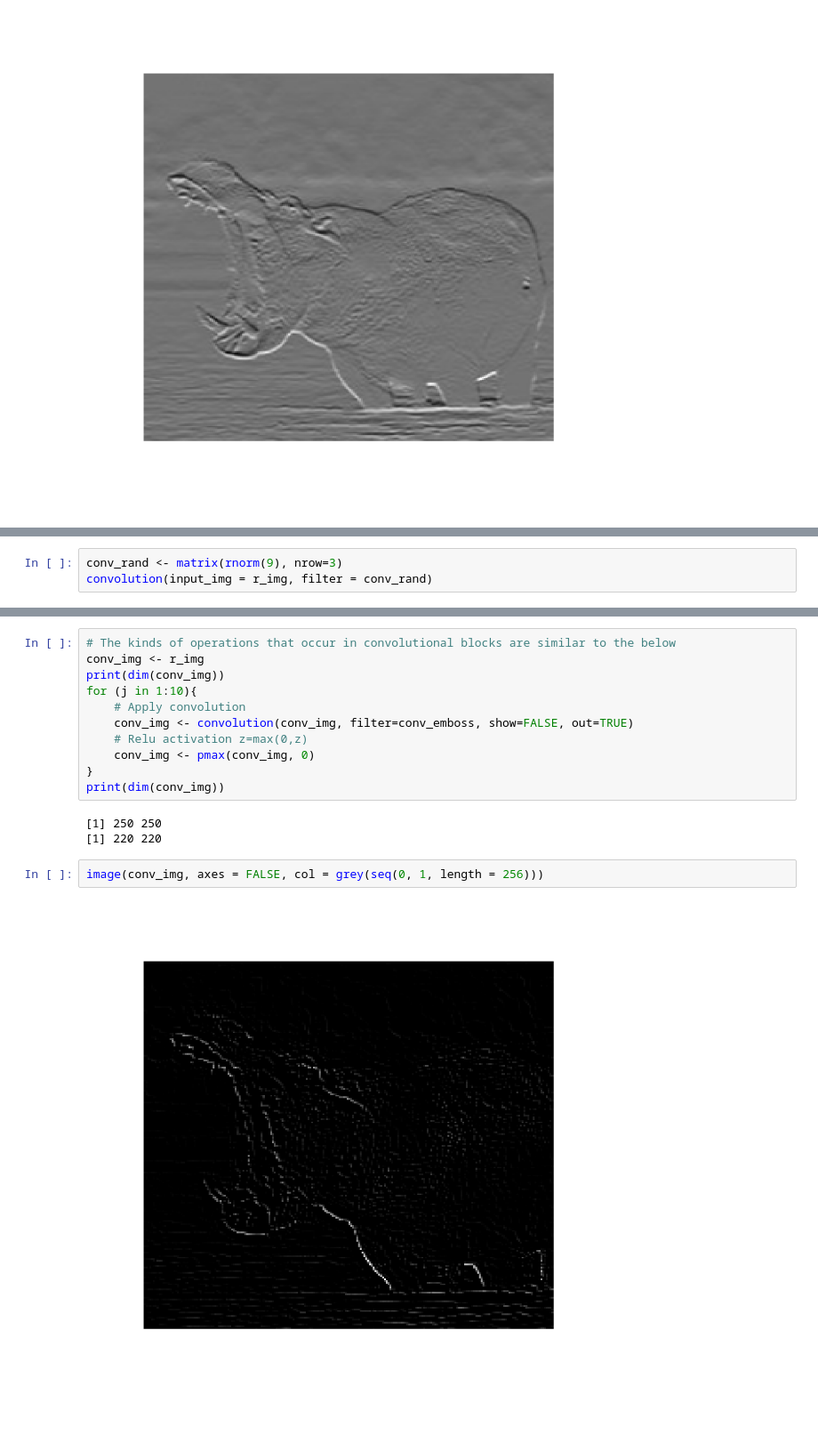
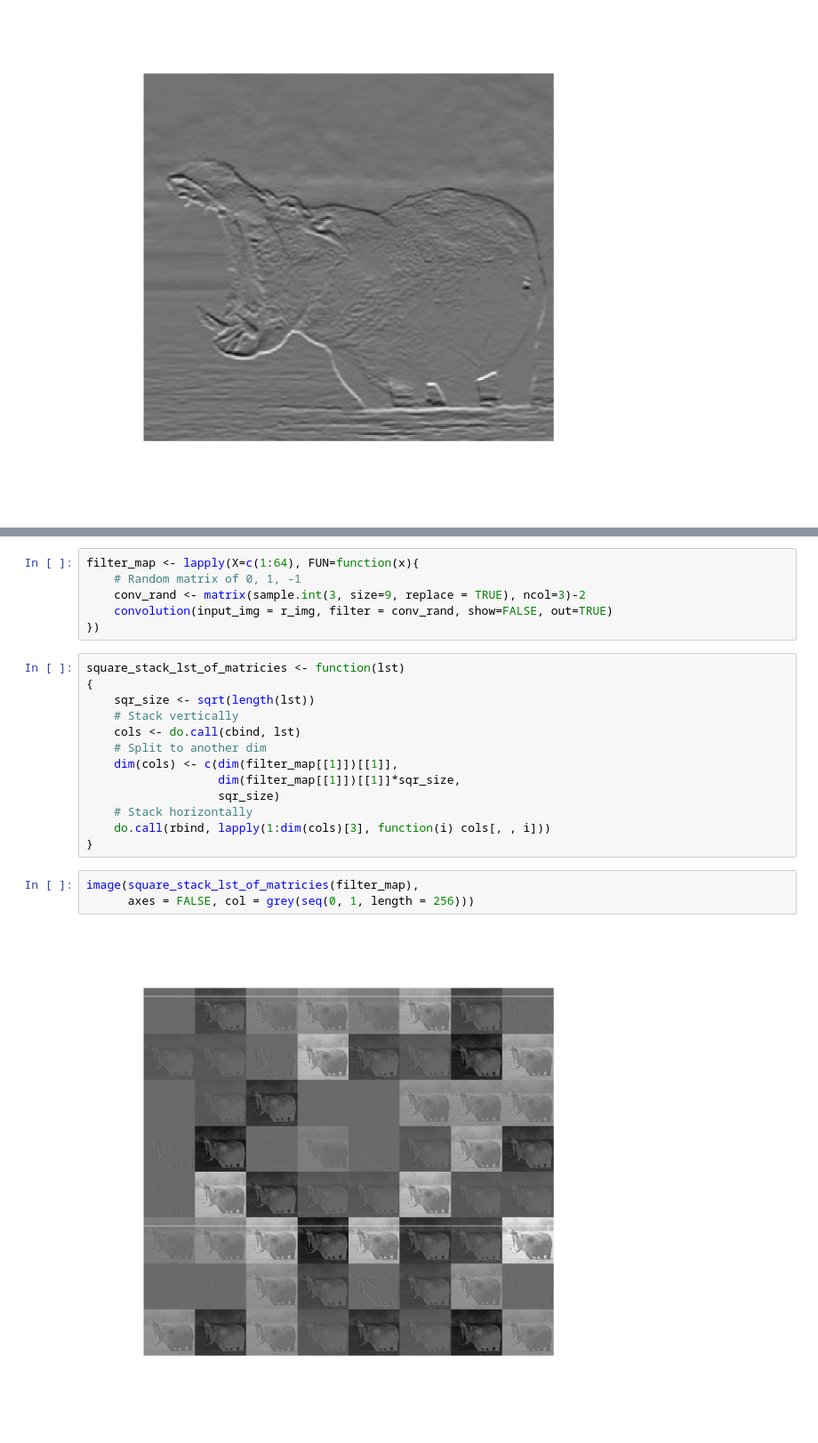
Before and after one commit to ilkarman/DemoNeuralNet, a Jupyter notebook: 04_Convolutions.ipynb, the cells around one changed output, grey strips where cells are left out. Shown at 89% size. Saved outputs shown, nothing was run; the diff lists cells and outputs as text.

```diff
--- a/04_Convolutions.ipynb
+++ b/04_Convolutions.ipynb
@@ -118,3 +128,0 @@ So what happens during the training phase of the convolutional layers is that we
-# %%
-conv_rand <- matrix(rnorm(9), nrow=3)
-convolution(input_img = r_img, filter = conv_rand)
@@ -123,18 +129,24 @@ convolution(input_img = r_img, filter = conv_rand)
-# %%
-# The kinds of operations that occur in convolutional blocks are similar to the below
-conv_img <- r_img
-print(dim(conv_img))
-for (j in 1:10){
-    # Apply convolution
-    conv_img <- convolution(conv_img, filter=conv_emboss, show=FALSE, out=TRUE)
-    # Relu activation z=max(0,z)
-    conv_img <- pmax(conv_img, 0)
-}
-print(dim(conv_img))
-# %% [output]
-[1] 250 250
-[1] 220 220
+# %%
+filter_map <- lapply(X=c(1:64), FUN=function(x){
+    # Random matrix of 0, 1, -1
+    conv_rand <- matrix(sample.int(3, size=9, replace = TRUE), ncol=3)-2
+    convolution(input_img = r_img, filter = conv_rand, show=FALSE, out=TRUE)
+})
+# %%
+square_stack_lst_of_matricies <- function(lst)
+{
+    sqr_size <- sqrt(length(lst))
+    # Stack vertically
+    cols <- do.call(cbind, lst)
+    # Split to another dim
+    dim(cols) <- c(dim(filter_map[[1]])[[1]],
+                   dim(filter_map[[1]])[[1]]*sqr_size,
+                   sqr_size)
+    # Stack horizontally
+    do.call(rbind, lapply(1:dim(cols)[3], function(i) cols[, , i]))
+}
 # %%
-image(conv_img, axes = FALSE, col = grey(seq(0, 1, length = 256)))
+image(square_stack_lst_of_matricies(filter_map),
+      axes = FALSE, col = grey(seq(0, 1, length = 256)))
 # %% [output]
-[figure, old version]
+[figure, new version]
```
Also changed, not shown: parts of 10 cells of this notebook.
